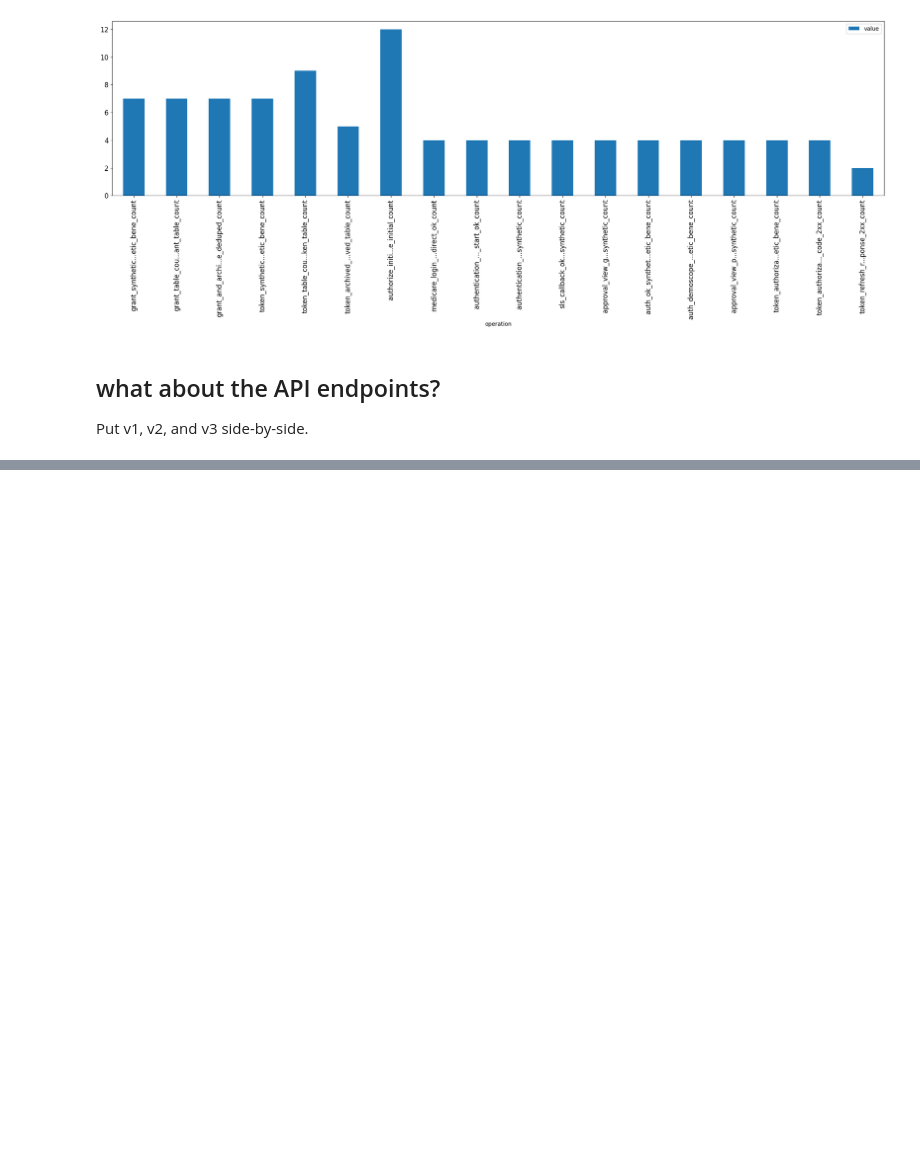
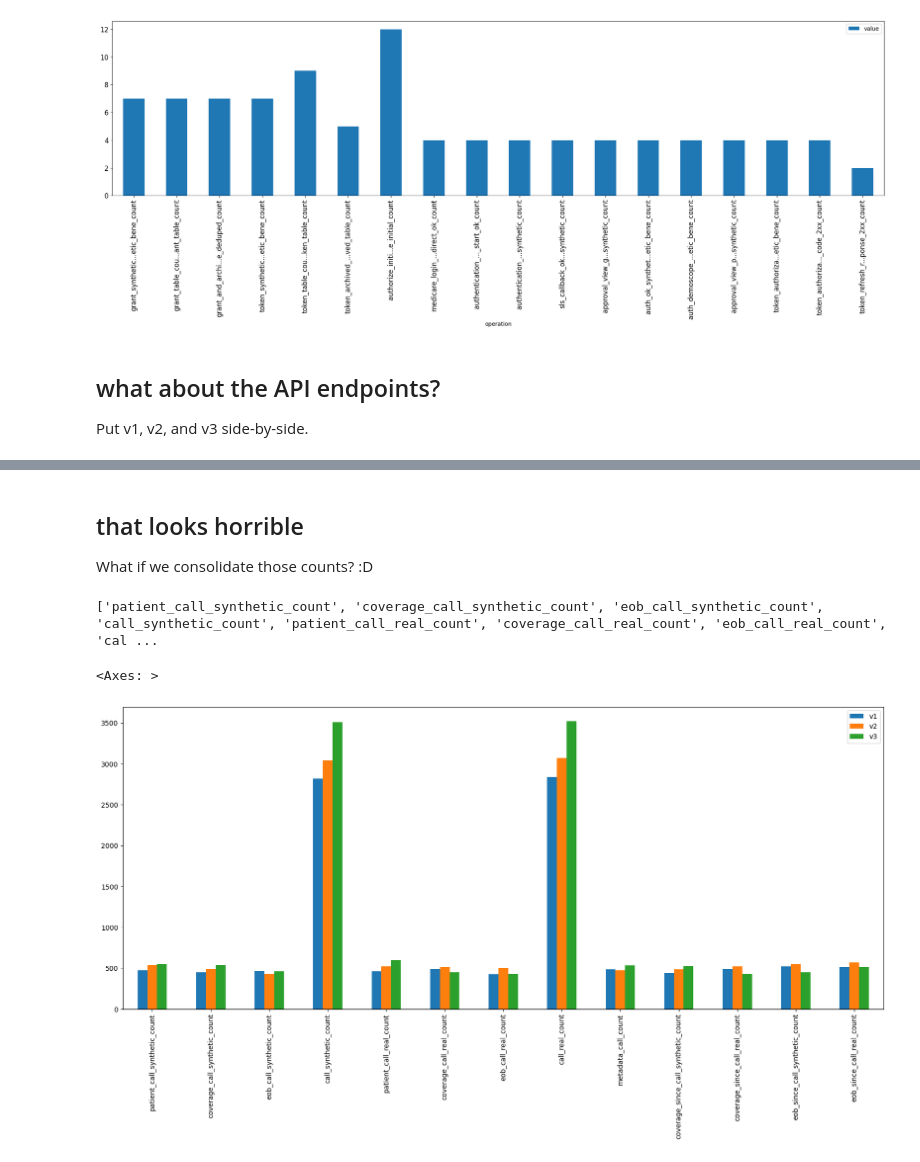
Before and after one commit to navapbc/its-log, a Jupyter notebook: viz.ipynb, the cells around one changed output, grey strips where cells are left out. Saved outputs shown, nothing was run; the diff lists cells and outputs as text; code cells hidden in the pictures; blank space fills up the shorter version.

```diff
--- a/viz.ipynb
+++ b/viz.ipynb
@@ -10,6 +12,7 @@ This loads a CSV of the data from the demo. This is the same kind of file that c
 We can also imagine other approaches to analyzing/reporting/visualizing the data.
 # %%
 df = pd.read_csv("pupper_2026-04-29_itslog_summary.csv")
+orig = df
 # %% [markdown]
 ## What does it look like?
 
@@ -74,0 +85,10 @@ side_by_each.plot(kind='bar')
+# %%
+# id,last_run,date,key_id,operation,tags,value,count,hash
+df = orig
+for i in range(30):
+    nextdf = df[df['date'] == '2026-04-29']
+    next_day = datetime.datetime.strptime('2026-04-29', "%Y-%m-%d") + datetime.timedelta(days=i+1)
+    nextdf['date'] = nextdf['date'].map(lambda d: f"{next_day:%Y-%m-%d}")
+    # Randomize values for all totals in the new frame
+    nextdf['value'] = nextdf['value'].map(lambda v: random.randint(3,30))
+    df = pd.concat([df, nextdf])
@@ -74,0 +120,29 @@ side_by_each.plot(kind='bar')
+# %% [markdown]
+## that looks horrible
+
+What if we consolidate those counts? :D
+# %%
+# Get the unique keys
+keys = list(map(lambda s: s[8:], df[df['operation'].str.startswith('fhir_v1')]['operation'].unique().tolist()))
+# Strip the version info
+print(keys)
+
+# Now, sum for each unique key, by version
+frames = {}
+for ver in ['v1', 'v2', 'v3']:
+    frames[ver] = pd.DataFrame(columns=['operation', 'value'])
+    for key in keys:
+        newv = sum(map(lambda s: int(s), df[df['operation'].str.startswith(f'fhir_{ver}') & df['operation'].str.contains(key)]['value'].tolist()))
+        frames[ver].loc[len(frames[ver])] = {'operation': f'fhir_{ver}_{key}', 'value': newv}
+
+consolidated = pd.DataFrame({
+    "v1": frames['v1']['value'].tolist(),
+    "v2": frames['v2']['value'].tolist(),
+    "v3": frames['v3']['value'].tolist()
+}, index=keys)
+
+consolidated.plot(kind='bar')
+# %% [output]
+['patient_call_synthetic_count', 'coverage_call_synthetic_count', 'eob_call_synthetic_count', 'call_synthetic_count', 'patient_call_real_count', 'coverage_call_real_count', 'eob_call_real_count', 'cal ...
+<Axes: >
+[figure, added]
```
Also changed, not shown: parts of 7 cells of this notebook.
